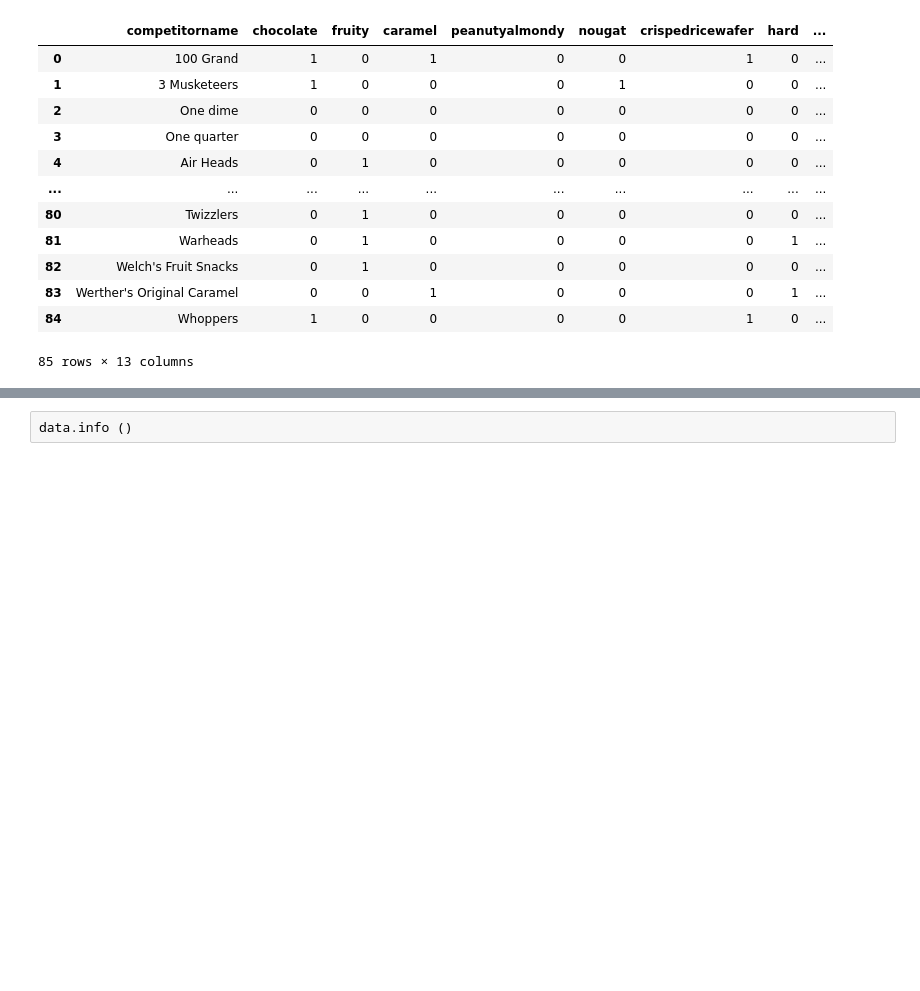
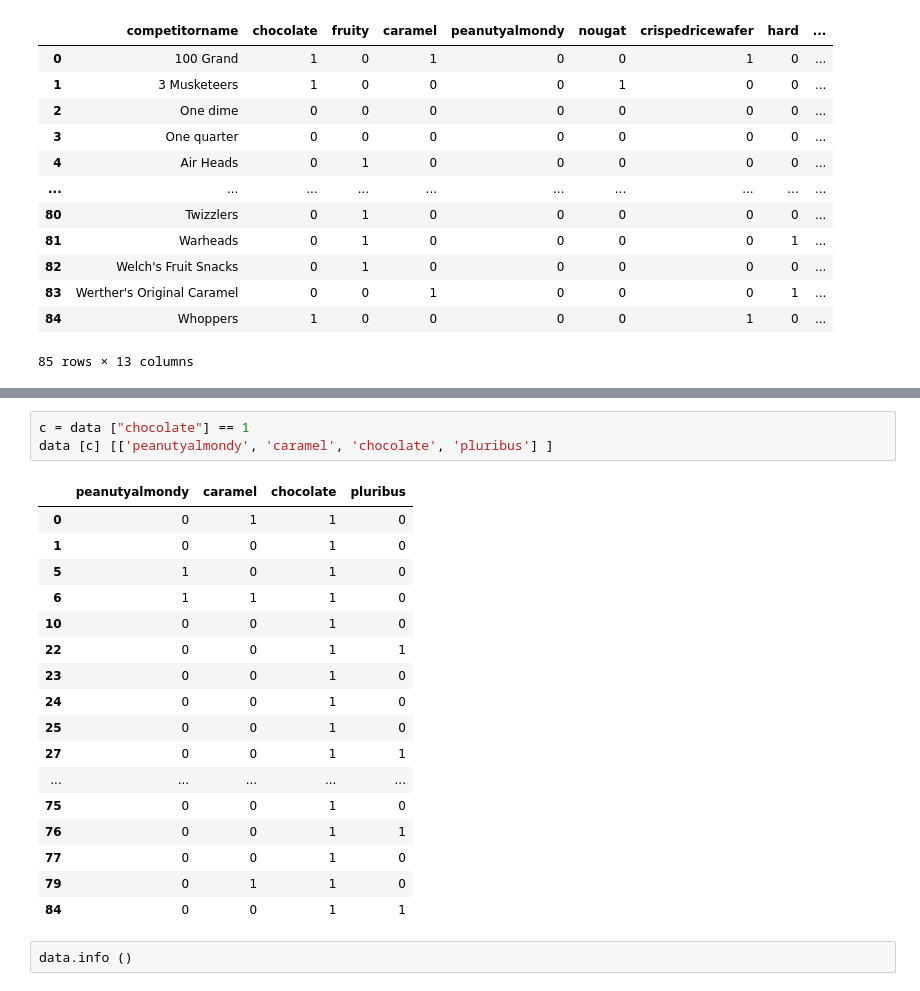
Before and after one commit to Eezzeldin/candy, a Jupyter notebook: candy_priceElasticity.ipynb, the cells around one changed output, grey strips where cells are left out. Saved outputs shown, nothing was run; the diff lists cells and outputs as text; blank space fills up the shorter version.

```diff
--- a/candy_priceElasticity.ipynb
+++ b/candy_priceElasticity.ipynb
@@ -35,3 +68,24 @@ data
+# %%
+c = data ["chocolate"] == 1
+data [c] [['peanutyalmondy', 'caramel', 'chocolate', 'pluribus'] ]
+# %% [output]
+|  | peanutyalmondy | caramel | chocolate | pluribus |
+| 0 | 0 | 1 | 1 | 0 |
+| 1 | 0 | 0 | 1 | 0 |
+| 5 | 1 | 0 | 1 | 0 |
+| 6 | 1 | 1 | 1 | 0 |
+| 10 | 0 | 0 | 1 | 0 |
+| 22 | 0 | 0 | 1 | 1 |
+| 23 | 0 | 0 | 1 | 0 |
+| 24 | 0 | 0 | 1 | 0 |
+| 25 | 0 | 0 | 1 | 0 |
+| 27 | 0 | 0 | 1 | 1 |
+| ... | ... | ... | ... | ... |
+| 75 | 0 | 0 | 1 | 0 |
+| 76 | 0 | 0 | 1 | 1 |
+| 77 | 0 | 0 | 1 | 0 |
+| 79 | 0 | 1 | 1 | 0 |
+| 84 | 0 | 0 | 1 | 1 |
 # %%
 data.info ()
 # %% [output]
```
Also changed, not shown: parts of 9 cells of this notebook.
